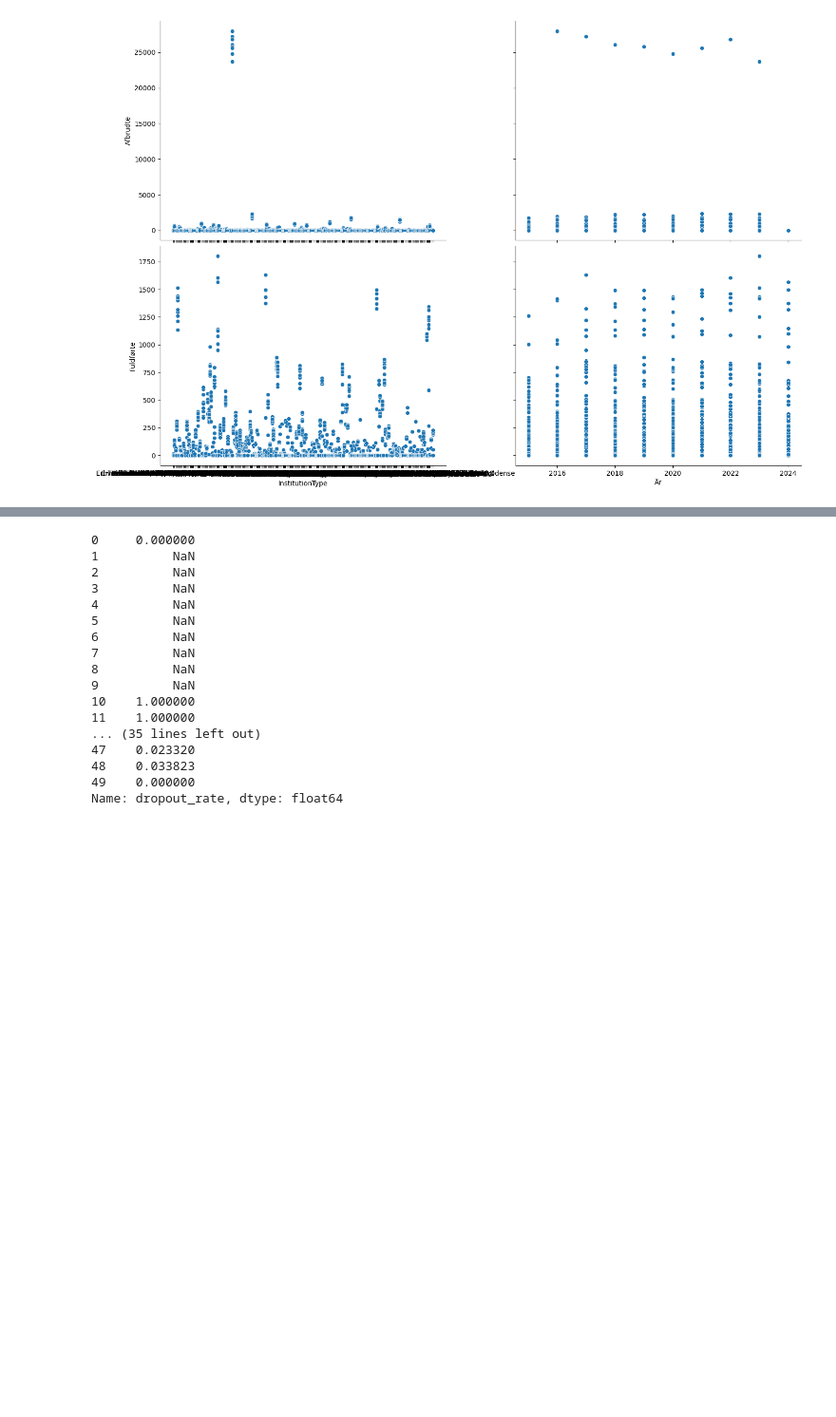
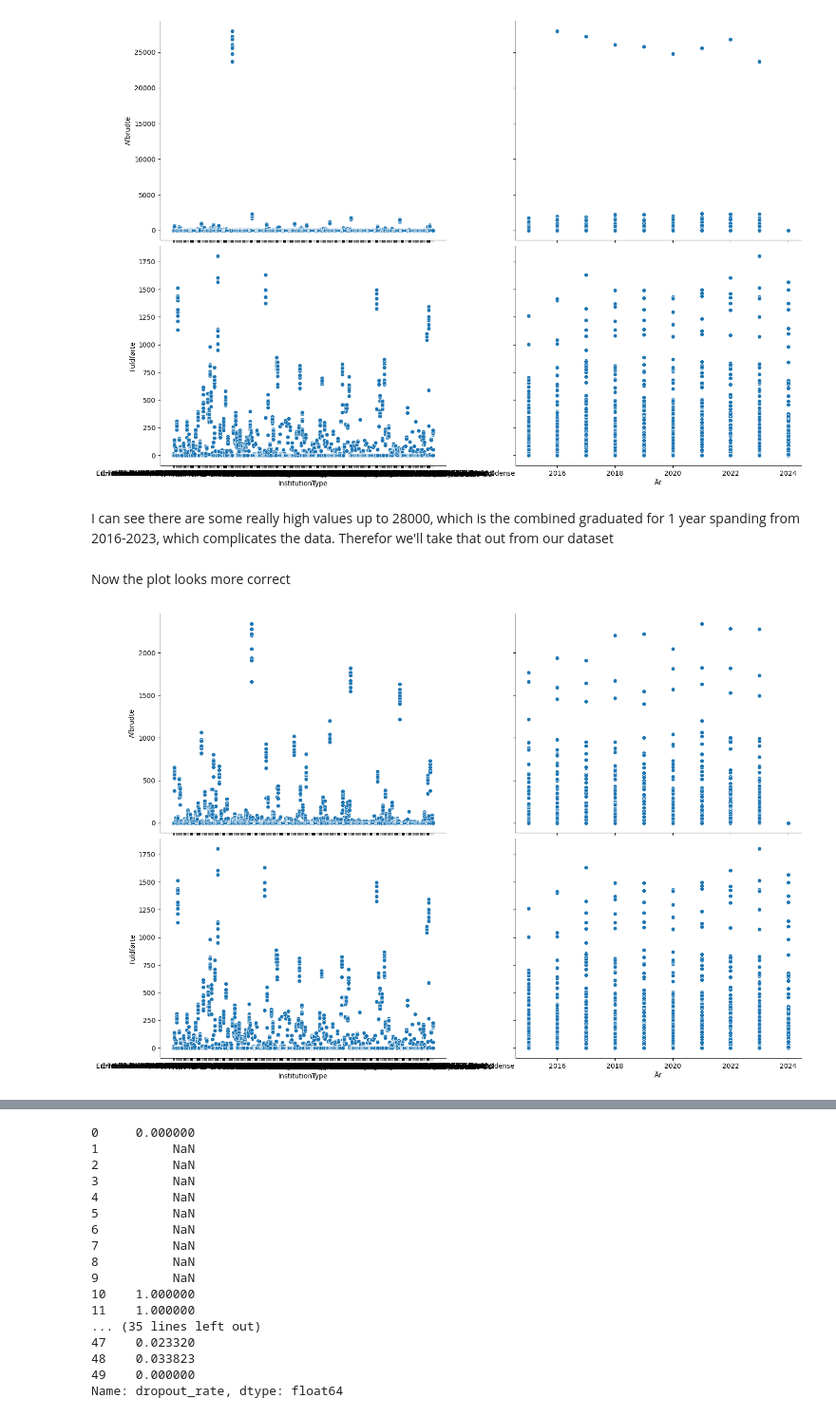
Before and after one commit to Freddo-404/Exam_BI, a Jupyter notebook: institutioner.ipynb, the cells around one changed output, grey strips where cells are left out. Shown at 95% size. Drawn from its saved outputs; the diff is of its cells as text; code cells hidden in the pictures; blank space fills up the shorter version.

```diff
--- a/institutioner.ipynb
+++ b/institutioner.ipynb
@@ -260,3 +260,5 @@ plt.show()
 df_institution_combined['Afbrudte'] = df_institution_combined['Afbrudte'].astype(float)
 # %% [output]
 [figure]
+# %% [markdown]
+I can see there are some really high values up to 28000, which is the combined graduated for 1 year spanding from 2016-2023, which complicates the data. Therefor we'll take that out from our dataset
@@ -263,3 +267,11 @@ df_institution_combined['Afbrudte'] = df_institution_combined['Afbrudte'].astype
+# %% [markdown]
+Now the plot looks more correct
+# %%
+sns.pairplot(df_institution_combined, x_vars=['InstitutionType', 'År'], y_vars=['Afbrudte', 'Fuldførte'], height=5, aspect=1.5)
+plt.show()
+df_institution_combined['Afbrudte'] = df_institution_combined['Afbrudte'].astype(float)
+# %% [output]
+[figure, added]
 # %%
 hist = df_institution_combined.hist()
 plt.show()
```
Also changed, not shown: parts of 16 cells of this notebook, 2 other files.
